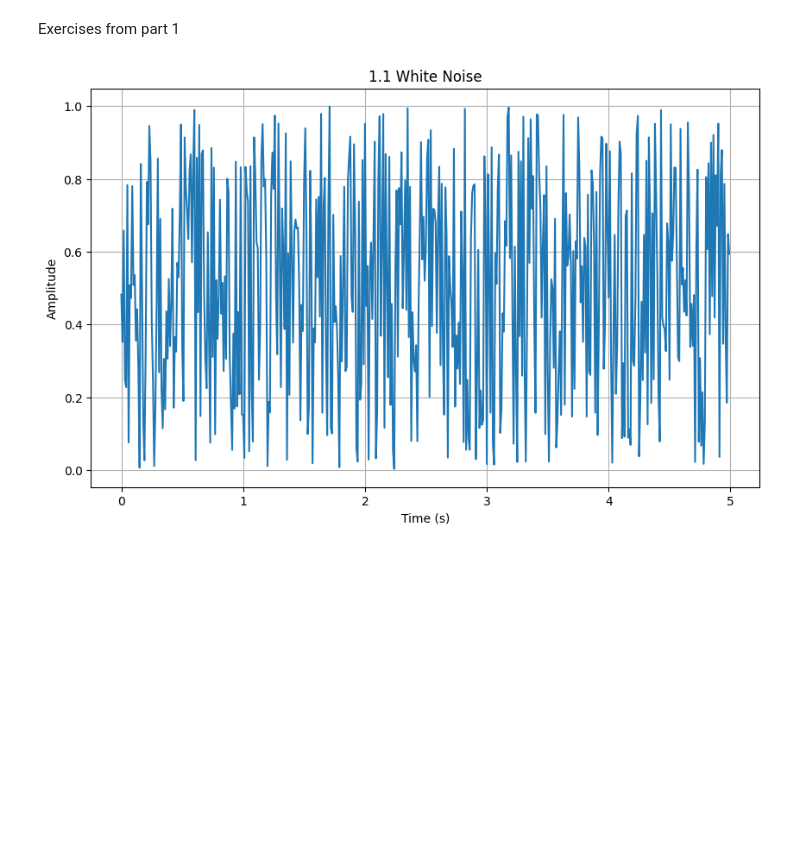
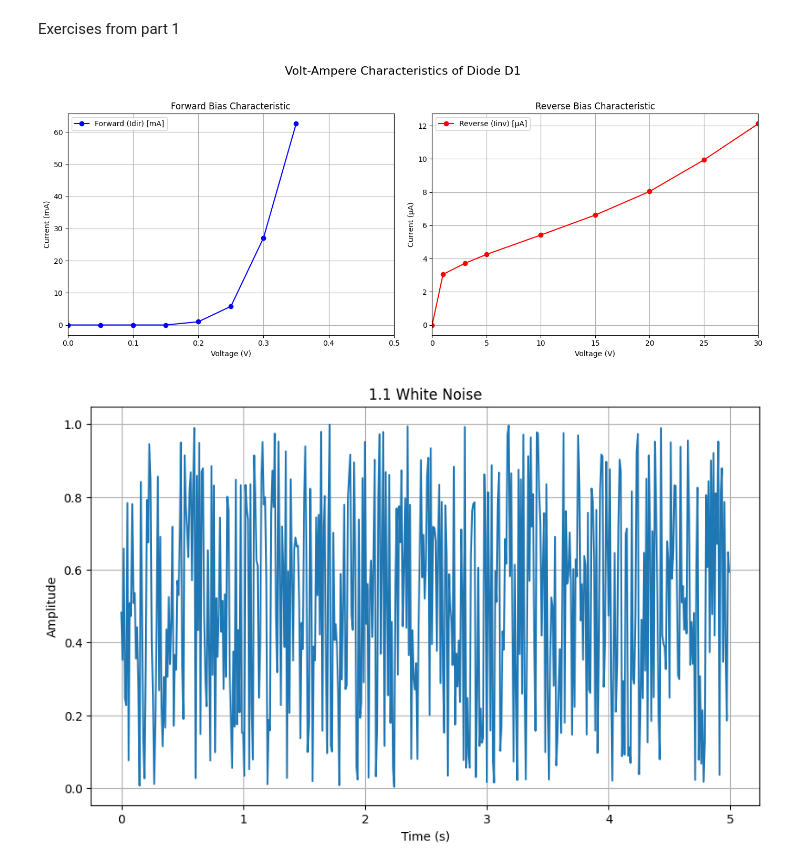
Before and after one commit to KaBoomKaBoom/PS_Labs, a Jupyter notebook: Lab1/Lab1.ipynb, the cells around one changed output. Drawn from its saved outputs; the diff is of its cells as text; code cells hidden in the pictures; blank space fills up the shorter version.

```diff
--- a/Lab1/Lab1.ipynb
+++ b/Lab1/Lab1.ipynb
@@ -1,5 +1,42 @@
 # %% [markdown]
 Exercises from part 1
+# %%
+import matplotlib.pyplot as plt
+
+# Forward bias data (direct polarization)
+Udir = [0, 0.05, 0.1, 0.15, 0.2, 0.25, 0.3, 0.35, 0.4, 0.45]
+Idir = [0, 0, 0, 0, 1, 5.8, 27.1, 62.6, None, None]  # 'x' replaced with None
+
+# Reverse bias data (inverse polarization)
+Uinv = [0, 1, 3, 5, 10, 15, 20, 25, 30]
+Iinv = [0, 3.05, 3.71, 4.25, 5.42, 6.62, 8.04, 9.94, 12.12]  # In microamperes
+
+# Plot in two subplots
+fig, axs = plt.subplots(1, 2, figsize=(14, 6))
+
+# --- Forward Bias Plot ---
+axs[0].plot(Udir, Idir, 'bo-', label='Forward (Idir) [mA]')
+axs[0].set_title('Forward Bias Characteristic')
+axs[0].set_xlabel('Voltage (V)')
+axs[0].set_ylabel('Current (mA)')
+axs[0].grid(True)
+axs[0].legend()
+axs[0].set_xlim(0, 0.5)
+
+# --- Reverse Bias Plot ---
+axs[1].plot(Uinv, Iinv, 'ro-', label='Reverse (Iinv) [μA]')
+axs[1].set_title('Reverse Bias Characteristic')
+axs[1].set_xlabel('Voltage (V)')
+axs[1].set_ylabel('Current (μA)')
+axs[1].grid(True)
+axs[1].legend()
+axs[1].set_xlim(0, 30)
+
+plt.suptitle('Volt-Ampere Characteristics of Diode D1', fontsize=16)
+plt.tight_layout(rect=[0, 0.03, 1, 0.95])
+plt.show()
+# %% [output]
+[figure, added]
 # %%
 import numpy as np
 import matplotlib.pyplot as plt
```
Also changed, not shown: 5 other files.
